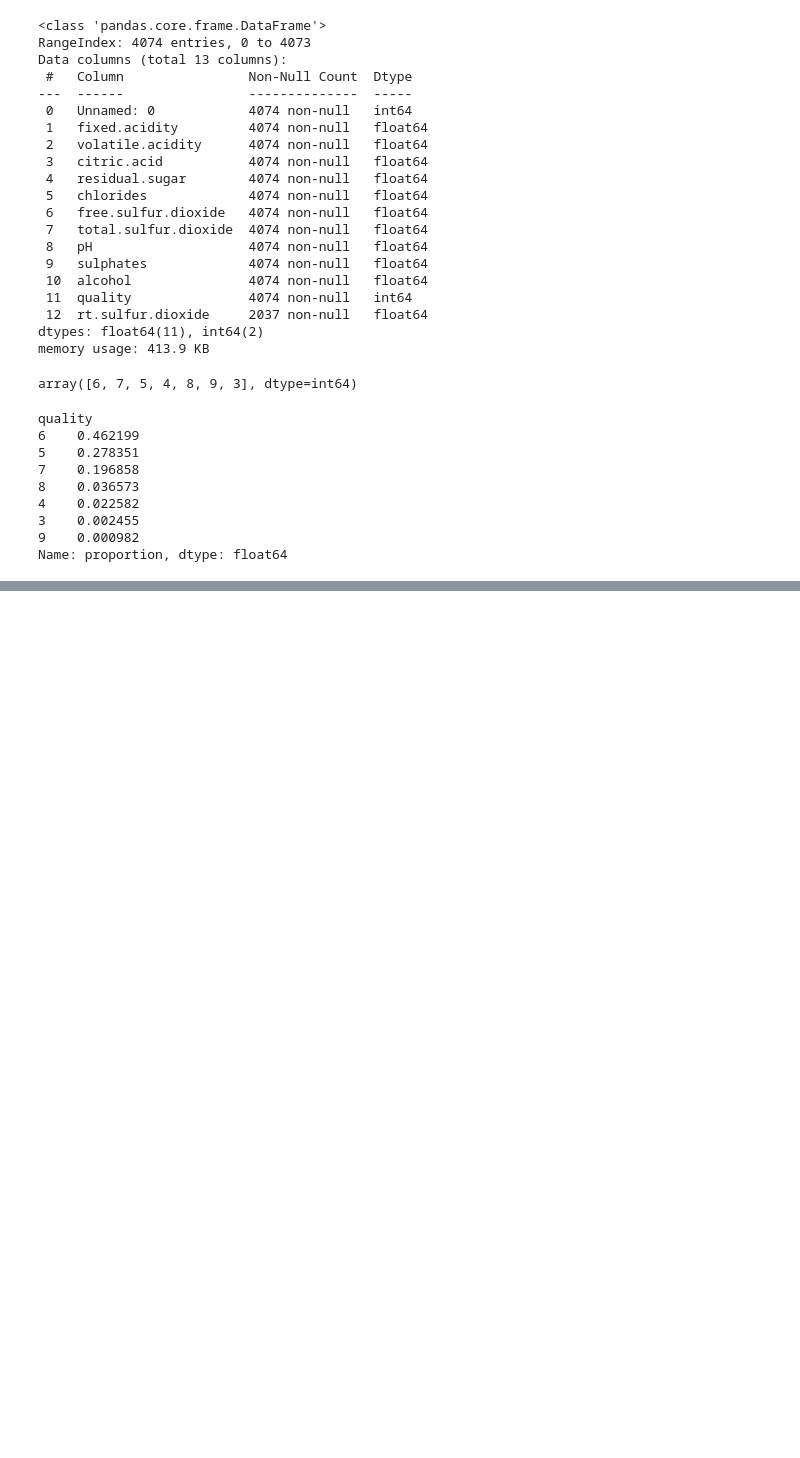
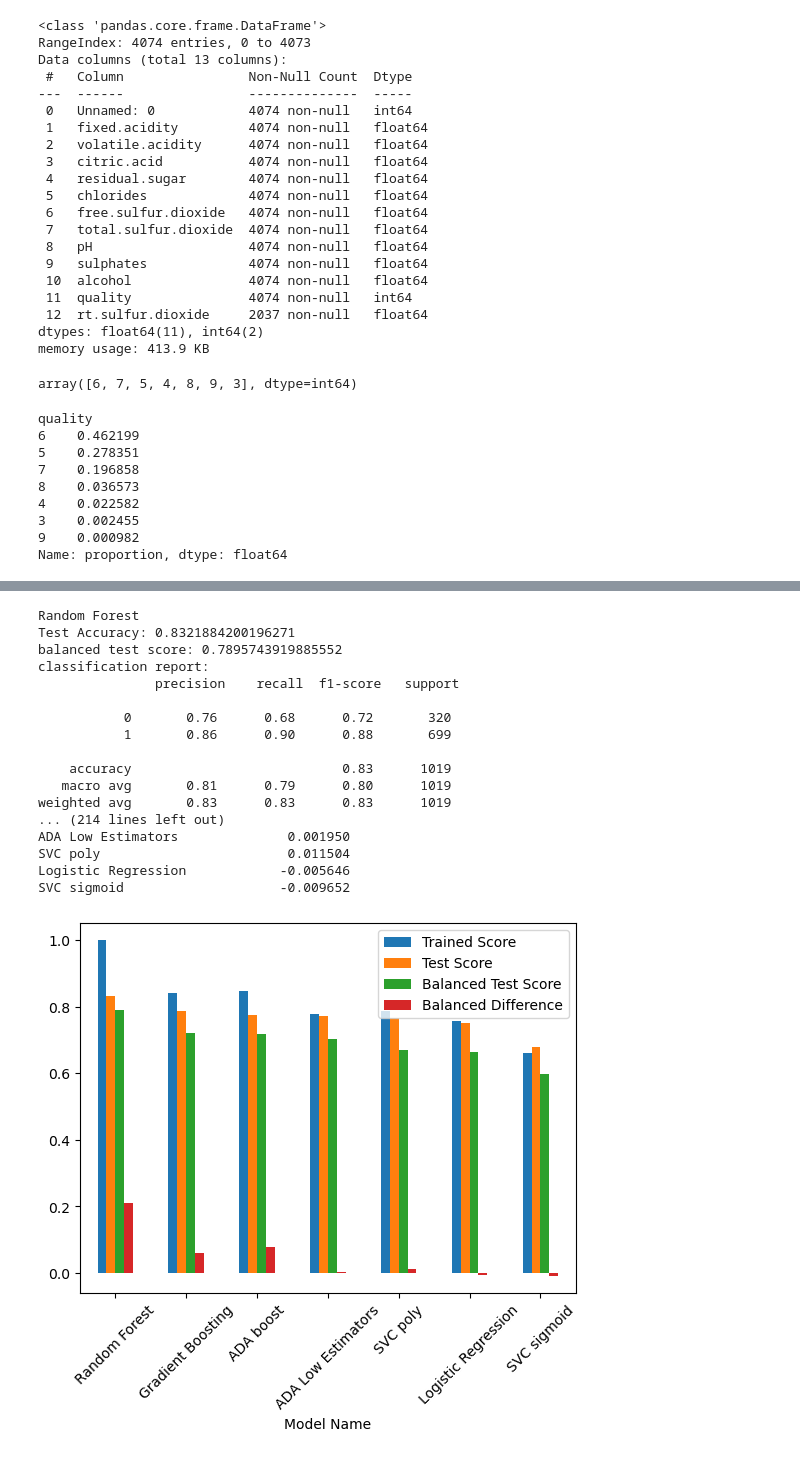
Before and after one commit to knox135/group-project-2, a Jupyter notebook: models/MajorWineData2.ipynb, the cells around one changed output, grey strips where cells are left out. Drawn from its saved outputs; the diff is of its cells as text; code cells hidden in the pictures; blank space fills up the shorter version.

```diff
--- a/models/MajorWineData2.ipynb
+++ b/models/MajorWineData2.ipynb
@@ -120,0 +126,21 @@ SVC sigmoid                    -0.015681
+# %%
+models2 = tests2.many_models(X_train,y_train,X_test,y_test)
+# %% [output]
+Random Forest
+Test Accuracy: 0.8321884200196271
+balanced test score: 0.7895743919885552
+classification report:
+               precision    recall  f1-score   support
+
+           0       0.76      0.68      0.72       320
+           1       0.86      0.90      0.88       699
+
+    accuracy                           0.83      1019
+   macro avg       0.81      0.79      0.80      1019
+weighted avg       0.83      0.83      0.83      1019
+... (214 lines left out)
+ADA Low Estimators              0.001950
+SVC poly                        0.011504
+Logistic Regression            -0.005646
+SVC sigmoid                    -0.009652
+[figure, added]
```
Also changed, not shown: parts of 12 cells of this notebook, 1 other file.
